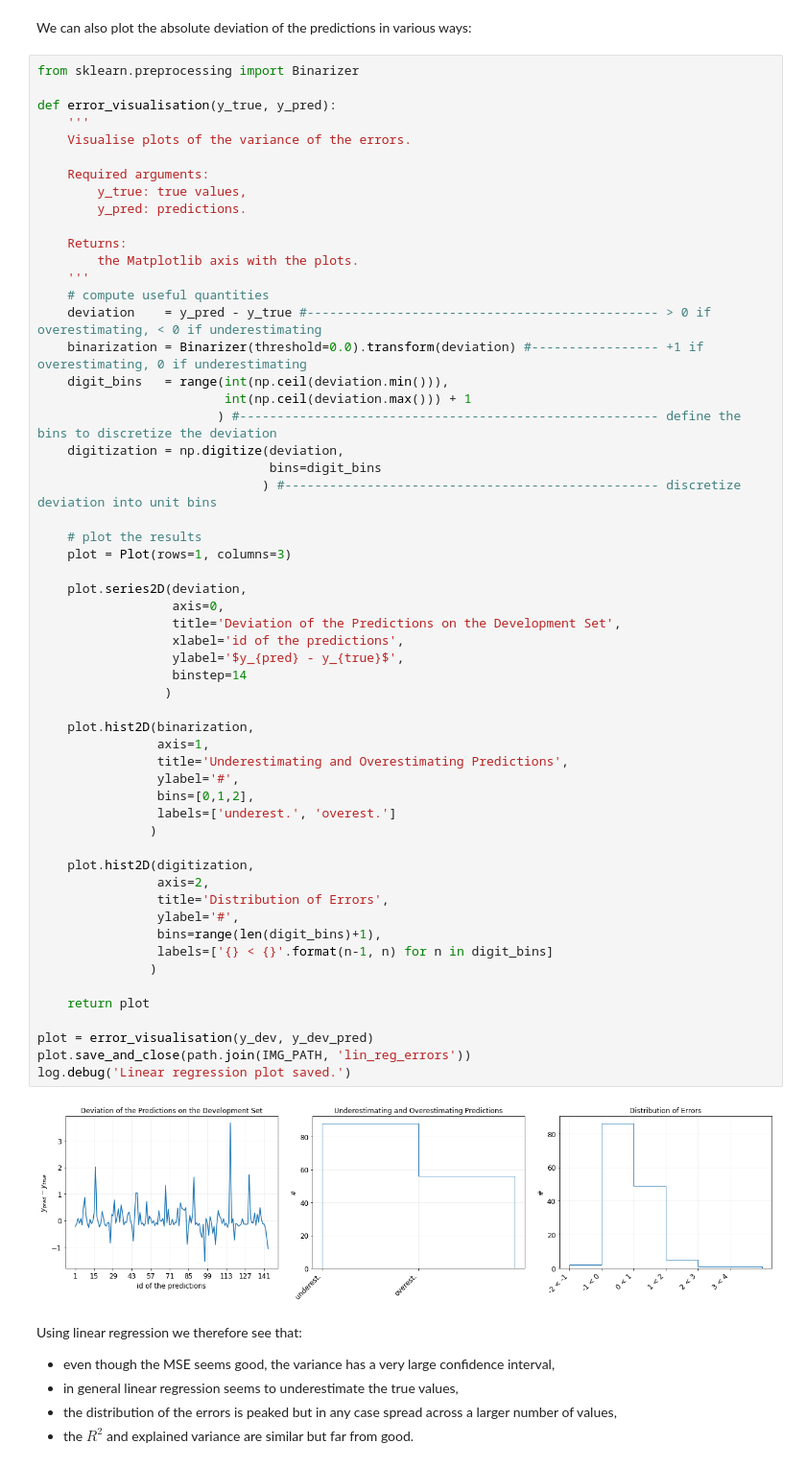
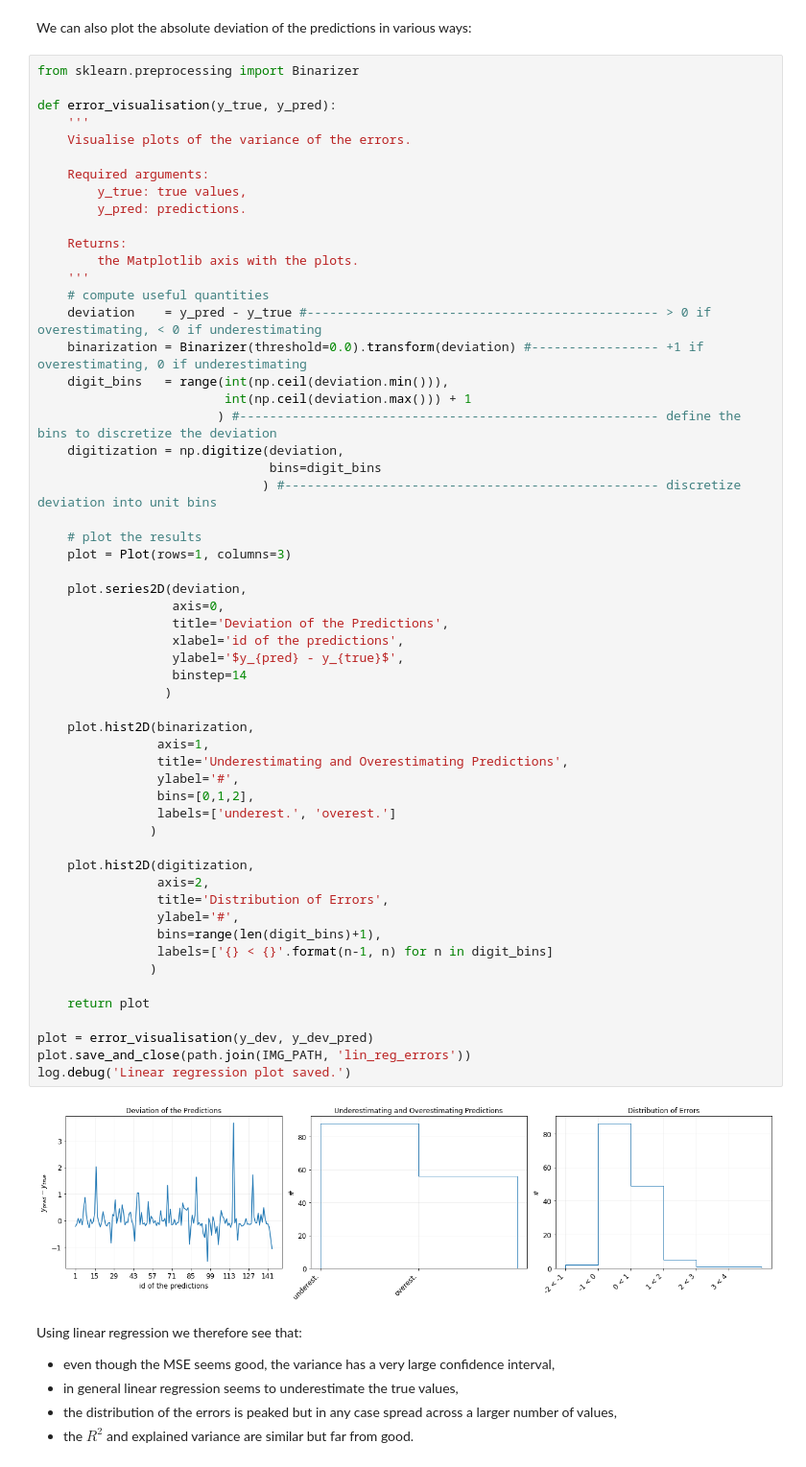
Before and after one commit to thesfinox/ml-sft-trunc, a Jupyter notebook: sft_level_trunc_analysis.ipynb, the cells around one changed output. Shown at 96% size. Cells and saved outputs as stored; diff of their text form.

```diff
--- a/sft_level_trunc_analysis.ipynb
+++ b/sft_level_trunc_analysis.ipynb
@@ -568,35 +569,35 @@ def error_visualisation(y_true, y_pred):
 
     plot.series2D(deviation,
                   axis=0,
-                  title='Deviation of the Predictions on the Development Set',
+                  title='Deviation of the Predictions',
                   xlabel='id of the predictions',
                   ylabel='$y_{pred} - y_{true}$',
                   binstep=14
                  )
 
     plot.hist2D(binarization,
                 axis=1,
                 title='Underestimating and Overestimating Predictions',
                 ylabel='#',
                 bins=[0,1,2],
                 labels=['underest.', 'overest.']
                )
 
     plot.hist2D(digitization,
                 axis=2,
                 title='Distribution of Errors',
                 ylabel='#',
                 bins=range(len(digit_bins)+1),
                 labels=['{} < {}'.format(n-1, n) for n in digit_bins]
                )
 
     return plot
 
 plot = error_visualisation(y_dev, y_dev_pred)
 plot.save_and_close(path.join(IMG_PATH, 'lin_reg_errors'))
 log.debug('Linear regression plot saved.')
 # %% [output]
-[figure, old version]
+[figure, new version]
 # %% [markdown]
 Using linear regression we therefore see that:
 
```
Also changed, not shown: parts of 72 cells of this notebook.
